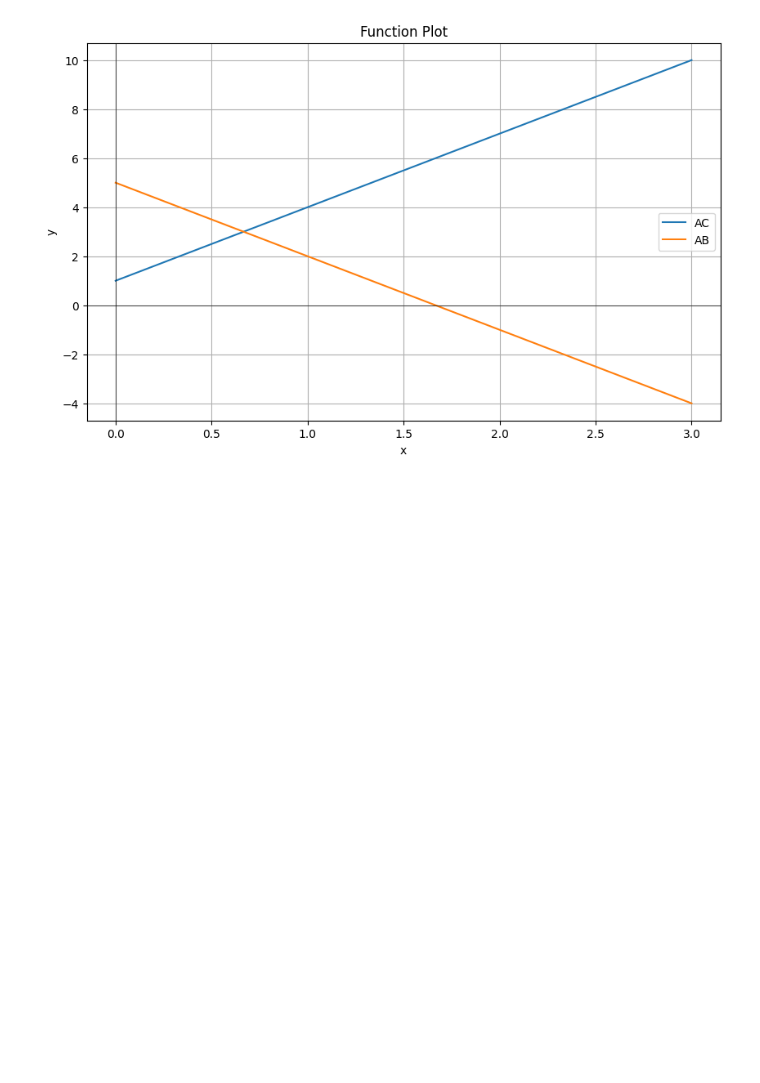
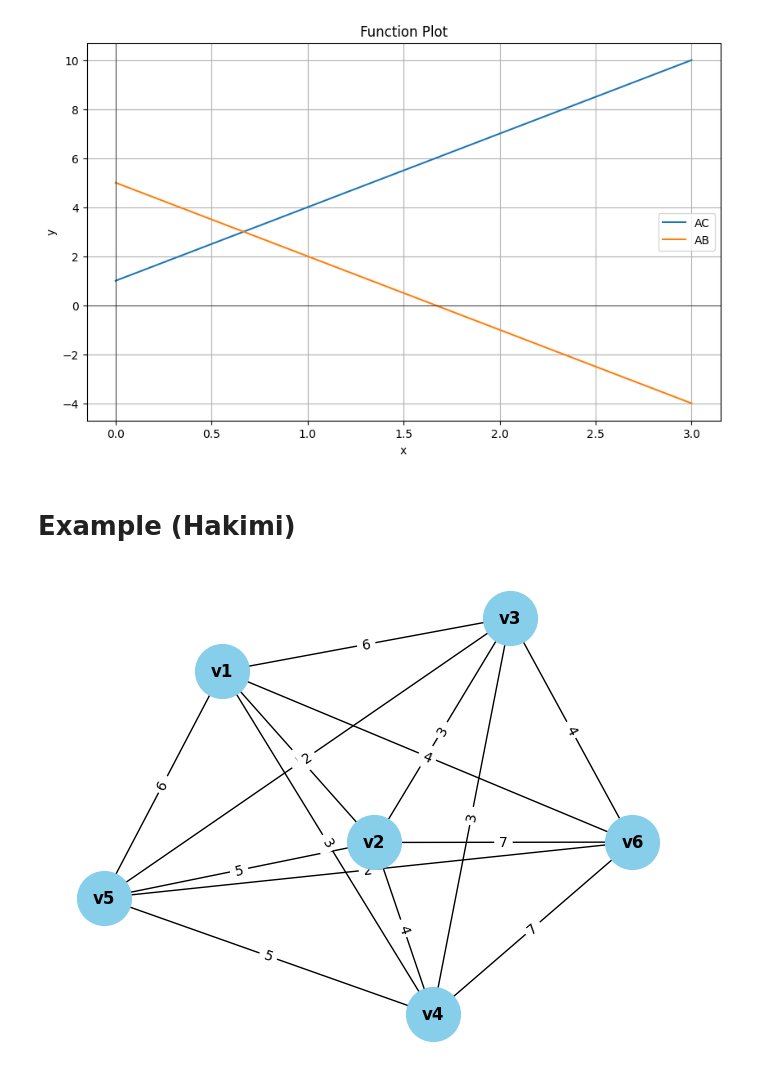
Before and after one commit to Bancie/thuhoach.nckh, a Jupyter notebook: ipynb/location/Single Center Problem in Location Optimization: Model and Implementation with Python.ipynb, the cells around one changed output. Drawn from its saved outputs; the diff is of its cells as text; code cells hidden in the pictures; blank space fills up the shorter version.

```diff
--- a/ipynb/location/Single Center Problem in Location Optimization: Model and Implementation with Python.ipynb
+++ b/ipynb/location/Single Center Problem in Location Optimization: Model and Implementation with Python.ipynb
@@ -339,3 +338,18 @@ CB.add_function(AB, "AB")
 CB.plot()
 # %% [output]
 [figure]
+# %% [markdown]
+# Example (Hakimi)
+# %%
+graph6 = [
+    [0, 3, 6, 3, 6, 4],
+    [3, 0, 3, 4, 5, 7],
+    [6, 3, 0, 3, 2, 4],
+    [3, 4, 3, 0, 5, 7],
+    [6, 5, 2, 5, 0, 2],
+    [4, 7, 4, 7, 2, 0]
+]
+Hakimi = Graph(graph6)
+Hakimi.show_node()
+# %% [output]
+[figure, added]
```
Also changed, not shown: parts of 10 cells of this notebook, 2 other files.
